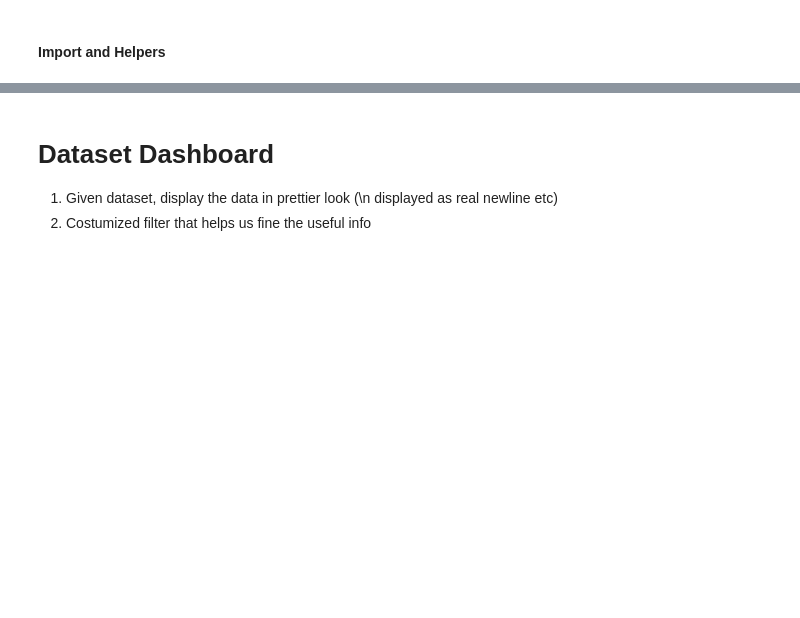
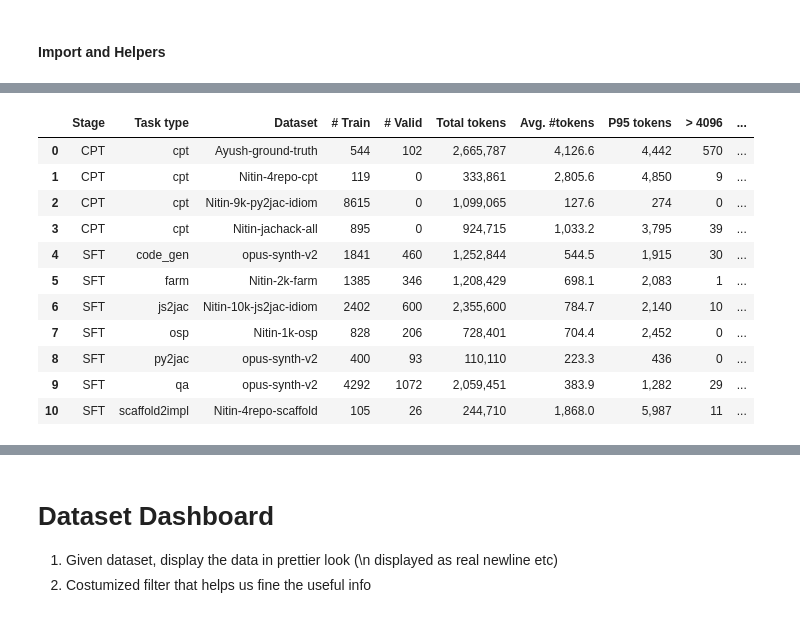
Before and after one commit to RUI030/JacCoder, a Jupyter notebook: script/notebook/dataset.ipynb, the cells around one changed output, grey strips where cells are left out. Drawn from its saved outputs; the diff is of its cells as text; code cells hidden in the pictures; blank space fills up the shorter version.

```diff
--- a/script/notebook/dataset.ipynb
+++ b/script/notebook/dataset.ipynb
@@ -26,0 +78,43 @@ def match(meta, flt):
+# %%
+started = perf_counter()
+overview = []
+dataset_dirs = sorted({fp.parent for fp in DATASET_ROOT.glob("**/*.jsonl") if fp.name in {"train.jsonl", "valid.jsonl"}})
+
+for ds_dir in dataset_dirs:
+    relative = ds_dir.relative_to(DATASET_ROOT).parts
+    stage = relative[0]
+    if stage not in {"cpt", "sft"}:
+        continue
+    task = "cpt" if stage == "cpt" else relative[1]
+    stats = load_stats(ds_dir)
+    texts = [
+        training_text(record, stage)
+        for split in ("train", "valid")
+        for record in read_split(ds_dir, split)
+    ]
+    lengths = token_lengths(texts)
+    classes = {
+        name: sum(stats[split]["property"]["class"].get(name, 0) for split in ("train", "valid"))
+        for name in ("function", "graph", "osp", "fullstack")
+    }
+    overview.append({
+        "Stage": stage.upper(),
+        "Task type": task,
+        "Dataset": ds_dir.name,
+        "# Train": stats["train"]["count"],
+        "# Valid": stats["valid"]["count"],
+        "Total tokens": sum(lengths),
+        "Avg. #tokens": round(sum(lengths) / len(lengths), 1) if lengths else 0,
+        "P95 tokens": percentile(lengths, 0.95),
+        f"> {MAX_SEQ_LENGTH}": sum(length > MAX_SEQ_LENGTH for length in lengths),
+        "Function": classes["function"],
+        "Graph": classes["graph"],
+        "OSP": classes["osp"],
+        "Fullstack": classes["fullstack"],
+    })
+
+overview_df = pd.DataFrame(overview).sort_values(["Stage", "Task type", "Dataset"])
+mode = f"exact: {TOKENIZER_NAME}" if EXACT_TOKENS else "estimate: characters / 4"
+print(f"Token mode: {mode} | datasets: {len(overview_df)} | elapsed: {perf_counter() - started:.2f}s")
+display(overview_df.style.format({"Total tokens": "{:,}", "Avg. #tokens": "{:,.1f}", "P95 tokens": "{:,}"}))
+# %% [output]
@@ -26,0 +122,12 @@ def match(meta, flt):
+|  | Stage | Task type | Dataset | # Train | # Valid | Total tokens | Avg. #tokens | P95 tokens | > 4096 | ... |
+| 0 | CPT | cpt | Ayush-ground-truth | 544 | 102 | 2,665,787 | 4,126.6 | 4,442 | 570 | ... |
+| 1 | CPT | cpt | Nitin-4repo-cpt | 119 | 0 | 333,861 | 2,805.6 | 4,850 | 9 | ... |
+| 2 | CPT | cpt | Nitin-9k-py2jac-idiom | 8615 | 0 | 1,099,065 | 127.6 | 274 | 0 | ... |
+| 3 | CPT | cpt | Nitin-jachack-all | 895 | 0 | 924,715 | 1,033.2 | 3,795 | 39 | ... |
+| 4 | SFT | code_gen | opus-synth-v2 | 1841 | 460 | 1,252,844 | 544.5 | 1,915 | 30 | ... |
+| 5 | SFT | farm | Nitin-2k-farm | 1385 | 346 | 1,208,429 | 698.1 | 2,083 | 1 | ... |
+| 6 | SFT | js2jac | Nitin-10k-js2jac-idiom | 2402 | 600 | 2,355,600 | 784.7 | 2,140 | 10 | ... |
+| 7 | SFT | osp | Nitin-1k-osp | 828 | 206 | 728,401 | 704.4 | 2,452 | 0 | ... |
+| 8 | SFT | py2jac | opus-synth-v2 | 400 | 93 | 110,110 | 223.3 | 436 | 0 | ... |
+| 9 | SFT | qa | opus-synth-v2 | 4292 | 1072 | 2,059,451 | 383.9 | 1,282 | 29 | ... |
+| 10 | SFT | scaffold2impl | Nitin-4repo-scaffold | 105 | 26 | 244,710 | 1,868.0 | 5,987 | 11 | ... |
```
Also changed, not shown: parts of 8 cells of this notebook, 16 other files.
